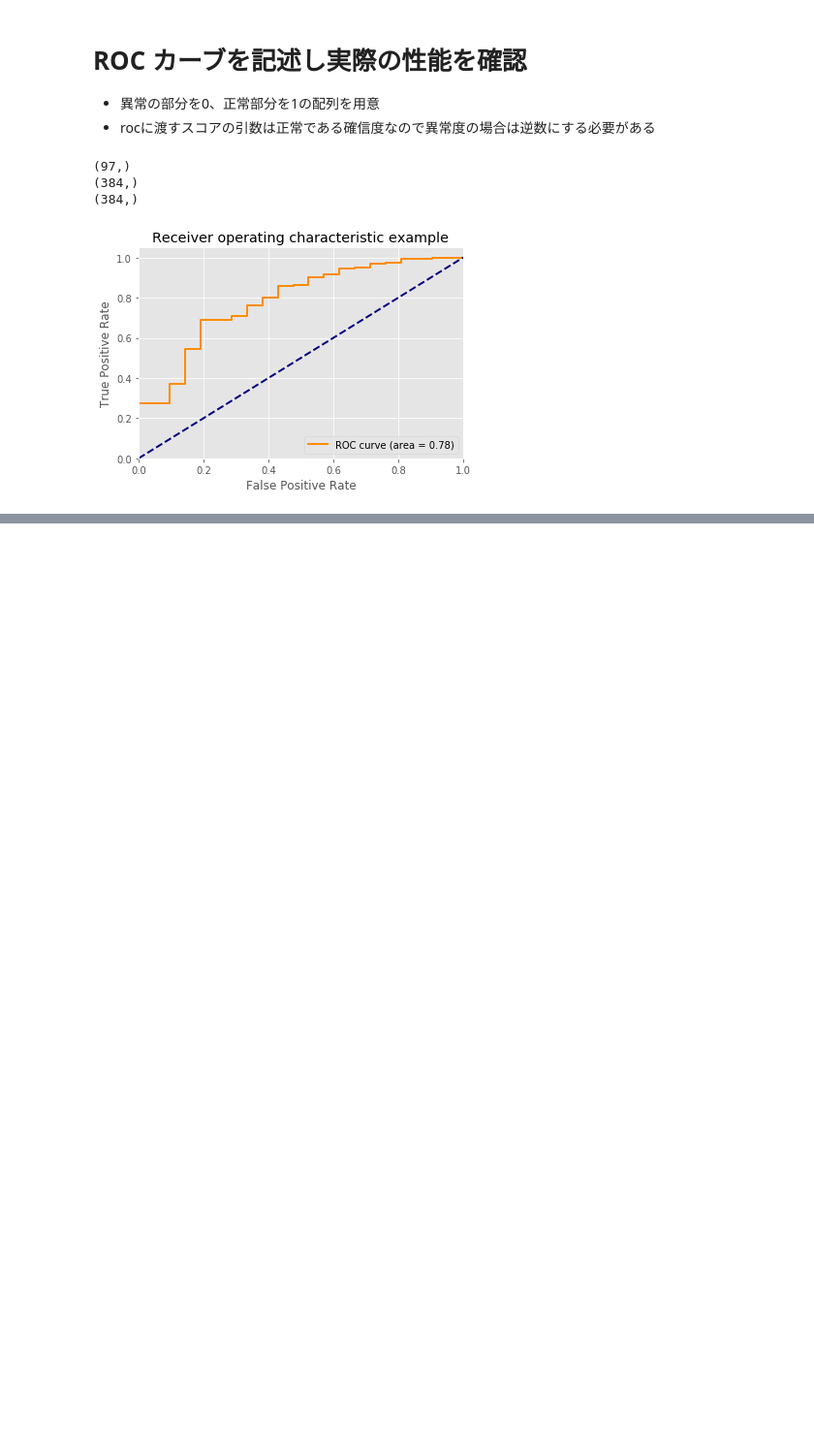
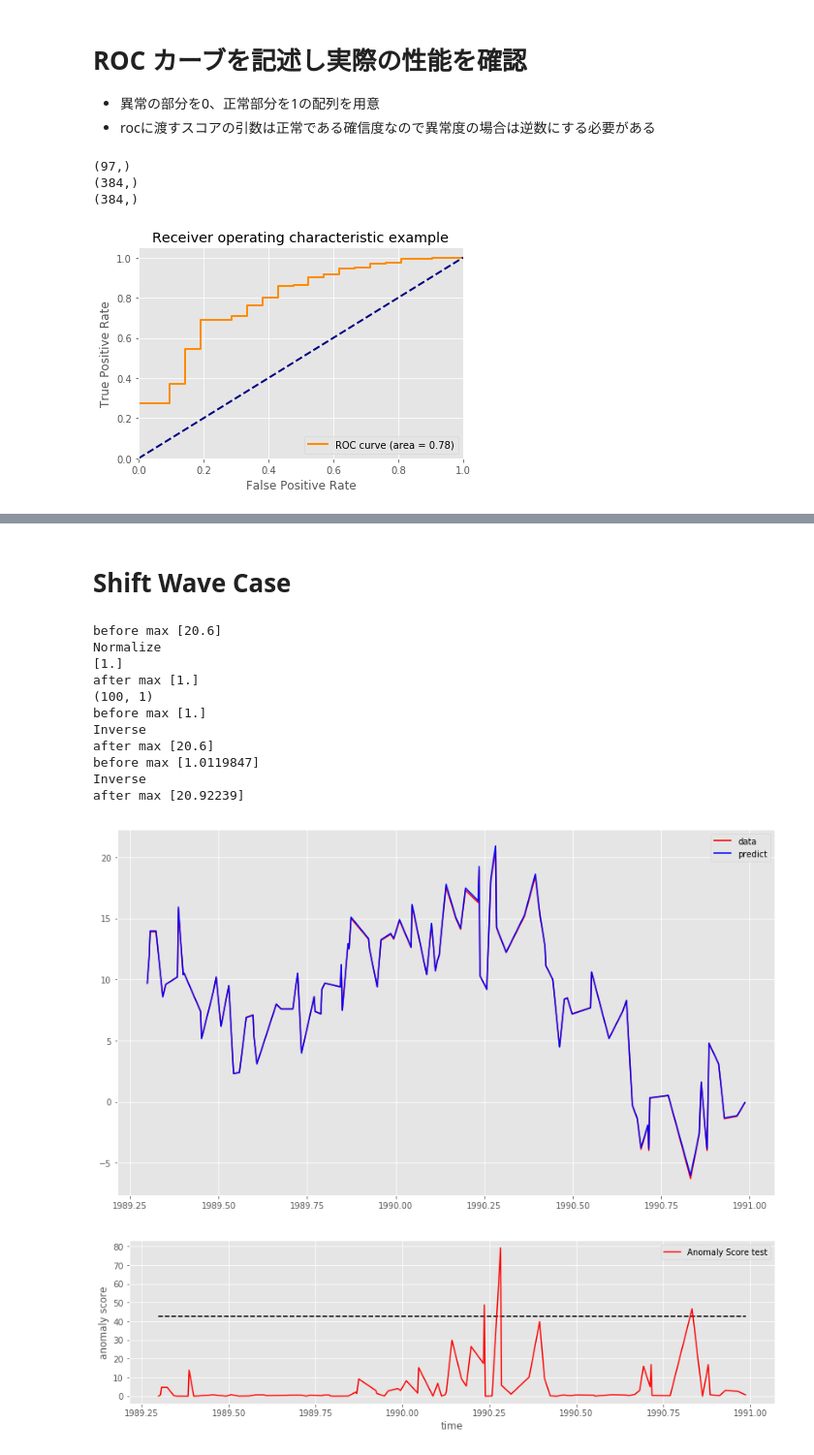
Before and after one commit to SnowMasaya/time_series_anomaly_detect_hands_on, a Jupyter notebook: advanced/time_series_anomaly_detect_keras.ipynb, the cells around one changed output, grey strips where cells are left out. Shown at 97% size. Drawn from its saved outputs; the diff is of its cells as text; code cells hidden in the pictures; blank space fills up the shorter version.

```diff
--- a/advanced/time_series_anomaly_detect_keras.ipynb
+++ b/advanced/time_series_anomaly_detect_keras.ipynb
@@ -729,0 +885,25 @@ plt.show()
+# %% [markdown]
+# Shift Wave Case
+# %%
+anomaly_shift = shift_X.copy()
+anomaly_shift, scaler_test_shift = prepare_data(anomaly_shift, time_steps)
+
+predict_test, anomaly_shift_scale = predict_model_show_graph(X_test_day[window + 1:], anomaly_shift, scaler_test_shift)
+
+mse_value_test_shift = calculate_mse(anomaly_shift_scale, predict_test, mse_value_variance)
+
+show_graph_threshold(X_test_day[window + 1:], mse_value_test_shift, threshold, 'Anomaly Score test Shift', "r")
+# %% [output]
+before max [20.6]
+Normalize
+[1.]
+after max [1.]
+(100, 1)
+before max [1.]
+Inverse
+after max [20.6]
+before max [1.0119847]
+Inverse
+after max [20.92239]
+[figure, added]
+[figure, added]
```
Also changed, not shown: parts of 14 cells of this notebook.
